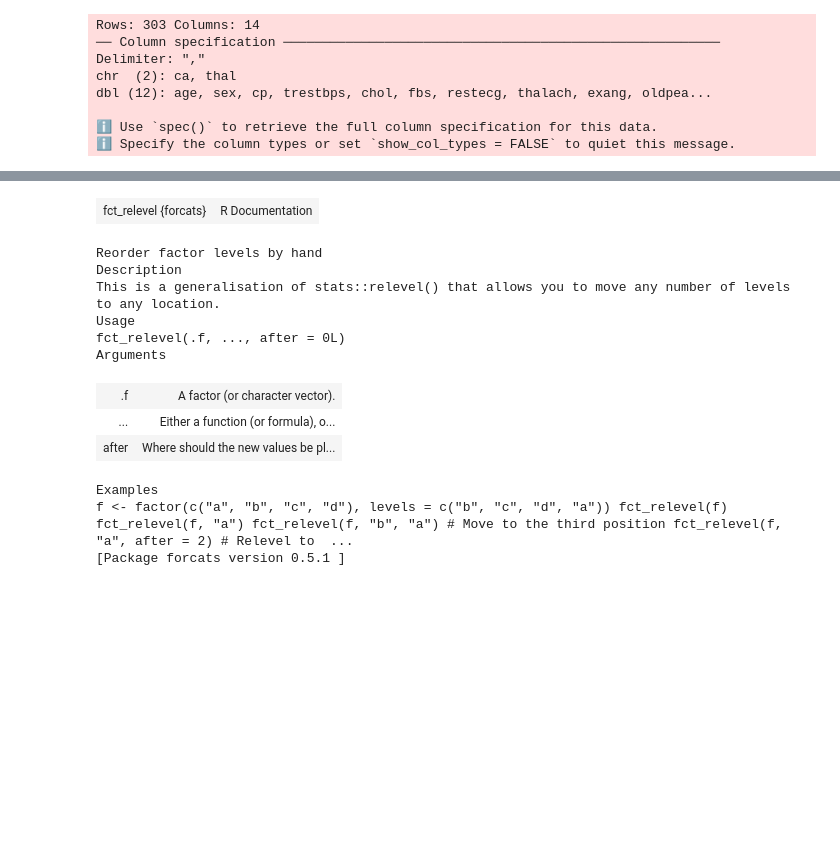
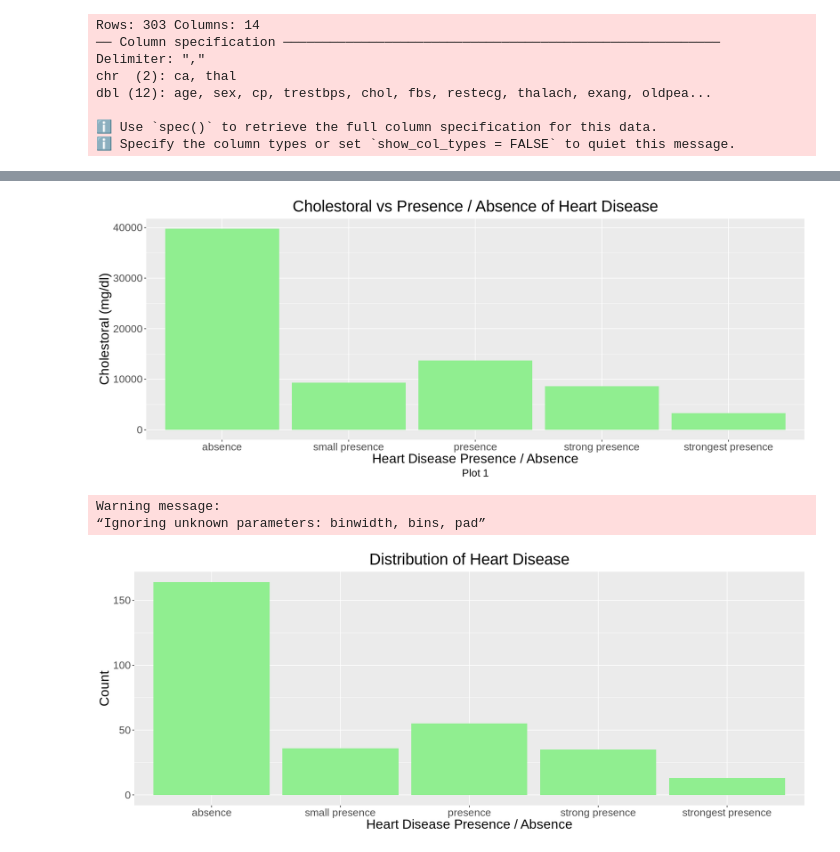
Before and after one commit to Kyleetd/DSCI100-Course-Project-2023, a Jupyter notebook: FinalProjectScript.ipynb, the cells around one changed output, grey strips where cells are left out. Cells and saved outputs as stored; diff of their text form; code cells hidden in the pictures; blank space fills up the shorter version.

```diff
--- a/FinalProjectScript.ipynb
+++ b/FinalProjectScript.ipynb
@@ -71,16 +117,27 @@ heart_disease_data_filtered |>
+# %%
+## plot
+options(repr.plot.width=15, repr.plot.height=6)
+
+heart_disease_data |>
+    ggplot(aes(x=presence,
+               y=chol)) +
+        labs(x = "Heart Disease Presence / Absence",
+             y = "Cholestoral (mg/dl)",
+             title = "Cholestoral vs Presence / Absence of Heart Disease",
+            caption = "Plot 1") +
+        geom_bar(stat = "identity", fill = "#90ee90") +
+        theme(text = element_text(size = 20), plot.title = element_text(hjust = 0.5), plot.caption = element_text(hjust = 0.5)) ## centers title and caption
+# %% [output]
+[figure, added]
 # %%
-?fct_relevel
+## plot
+options(repr.plot.width=15, repr.plot.height=6)
+
+ggplot(heart_disease_data, aes(x = presence)) +
+  geom_histogram(stat = "count", binwidth = 0.01, fill = "#90ee90") +
+    labs(x = "Heart Disease Presence / Absence", y = "Count", title = "Distribution of Heart Disease") +
+      theme(text = element_text(size = 20), plot.title = element_text(hjust = 0.5))
 # %% [output]
-| fct_relevel {forcats} | R Documentation |
-Reorder factor levels by hand
-Description
-This is a generalisation of stats::relevel() that allows you to move any number of levels to any location.
-Usage
-fct_relevel(.f, ..., after = 0L)
-Arguments
+Warning message:
+“Ignoring unknown parameters: binwidth, bins, pad”
-| .f | A factor (or character vector). |
-| ... | Either a function (or formula), o... |
-| after | Where should the new values be pl... |
-Examples
-f <- factor(c("a", "b", "c", "d"), levels = c("b", "c", "d", "a")) fct_relevel(f) fct_relevel(f, "a") fct_relevel(f, "b", "a") # Move to the third position fct_relevel(f, "a", after = 2) # Relevel to  ...
-[Package forcats version 0.5.1 ]
+[figure, added]
```
Also changed, not shown: parts of 6 cells of this notebook.
